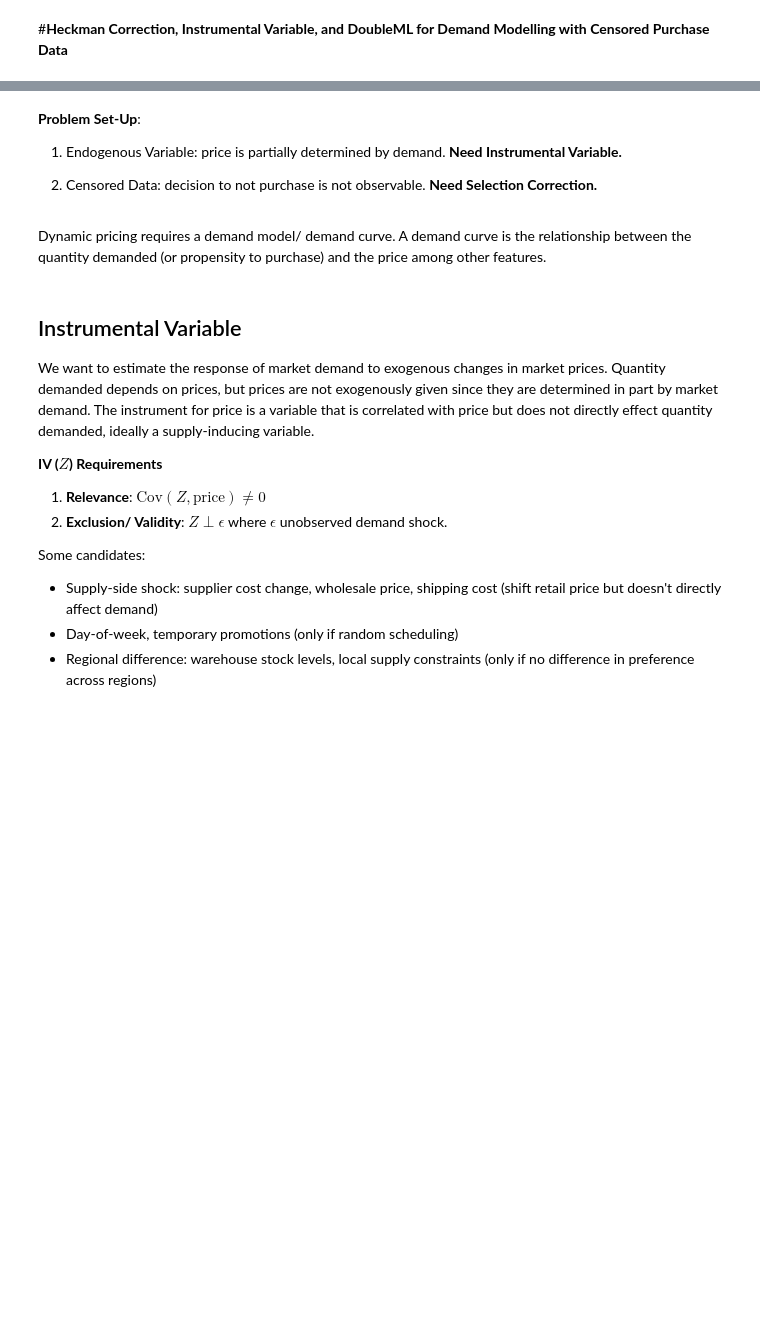
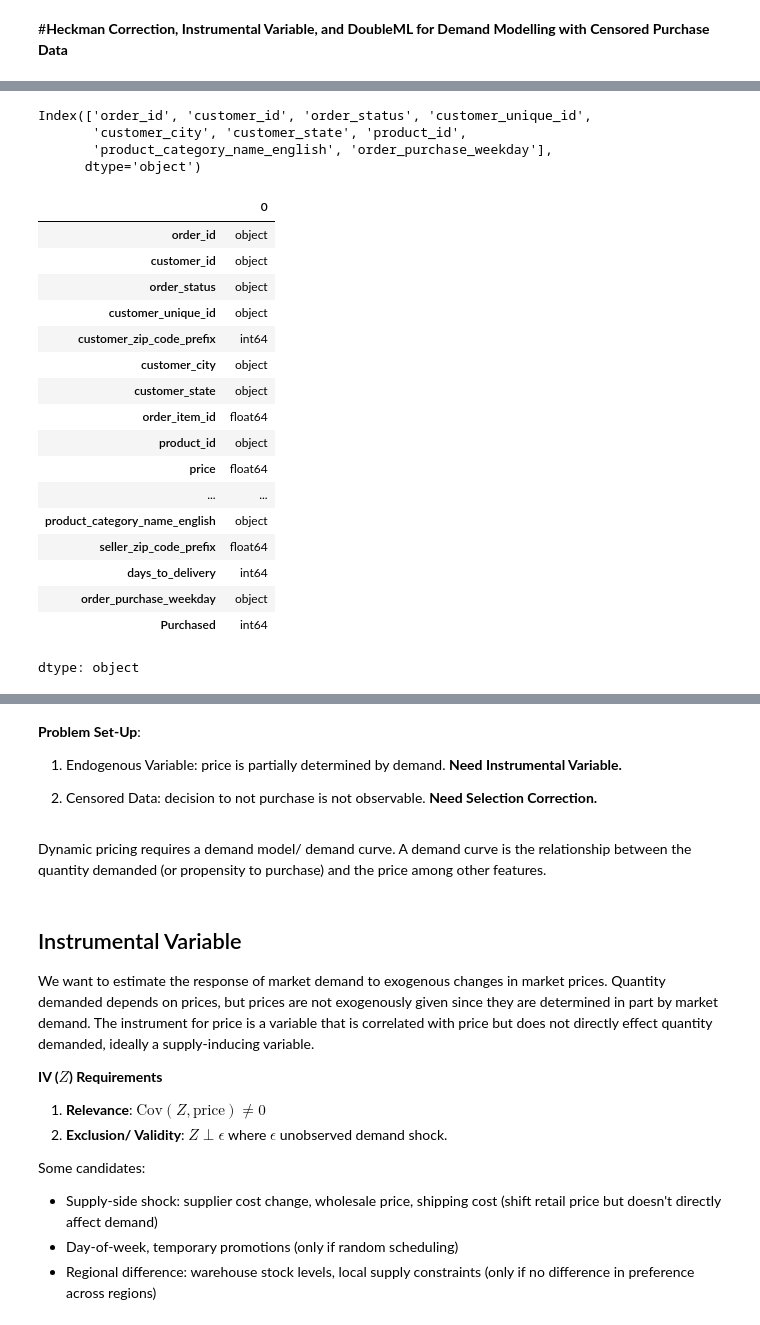
Before and after one commit to jacquelinedoan/pricing_causal, a Jupyter notebook: pricing_causal.ipynb, the cells around one changed output, grey strips where cells are left out. Drawn from its saved outputs; the diff is of its cells as text; code cells hidden in the pictures; blank space fills up the shorter version.

```diff
--- a/pricing_causal.ipynb
+++ b/pricing_causal.ipynb
@@ -65,0 +100,29 @@ dtype: int64
+# %%
+data = master.drop(columns=drop_cols).drop_duplicates()
+data.select_dtypes(include=['object']).columns
+# %% [output]
+Index(['order_id', 'customer_id', 'order_status', 'customer_unique_id',
+       'customer_city', 'customer_state', 'product_id',
+       'product_category_name_english', 'order_purchase_weekday'],
+      dtype='object')
+# %%
+data.dtypes
+# %% [output]
+|  | 0 |
+| order_id | object |
+| customer_id | object |
+| order_status | object |
+| customer_unique_id | object |
+| customer_zip_code_prefix | int64 |
+| customer_city | object |
+| customer_state | object |
+| order_item_id | float64 |
+| product_id | object |
+| price | float64 |
+| ... | ... |
+| product_category_name_english | object |
+| seller_zip_code_prefix | float64 |
+| days_to_delivery | int64 |
+| order_purchase_weekday | object |
+| Purchased | int64 |
+dtype: object
```
Also changed, not shown: parts of 11 cells of this notebook.
